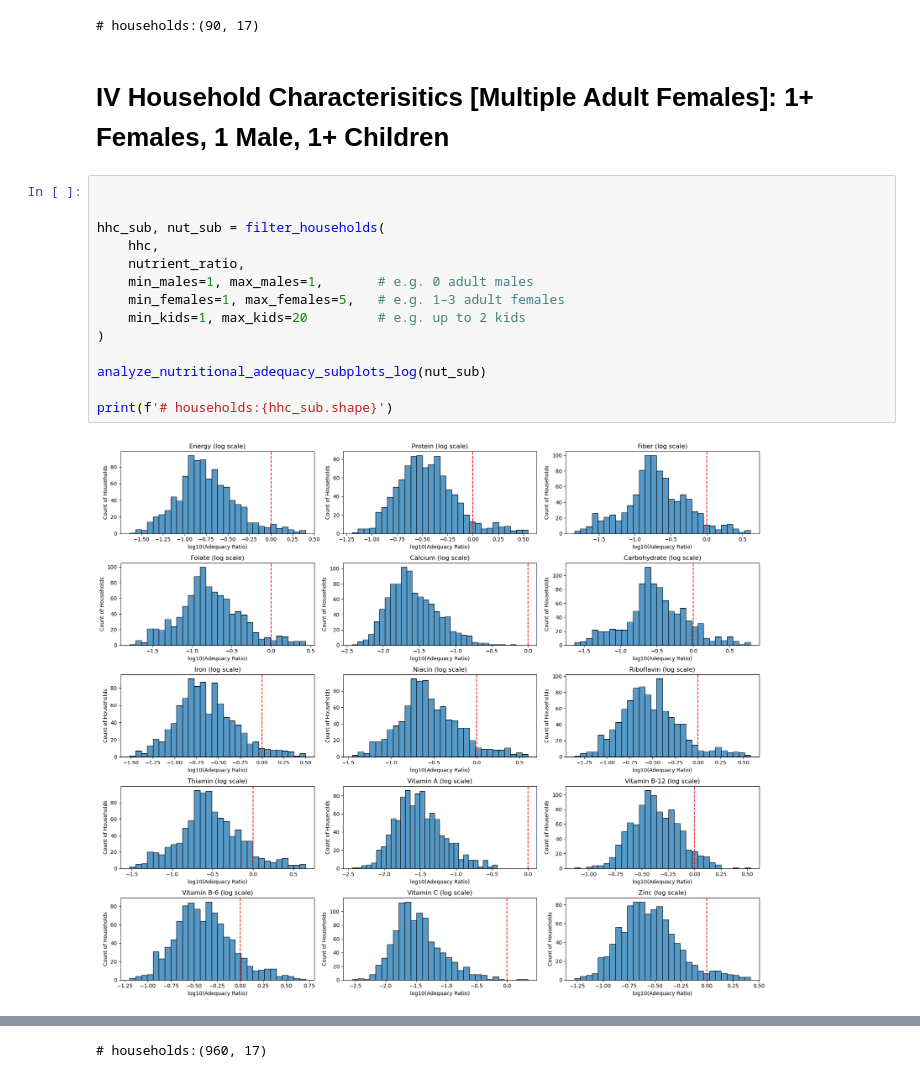
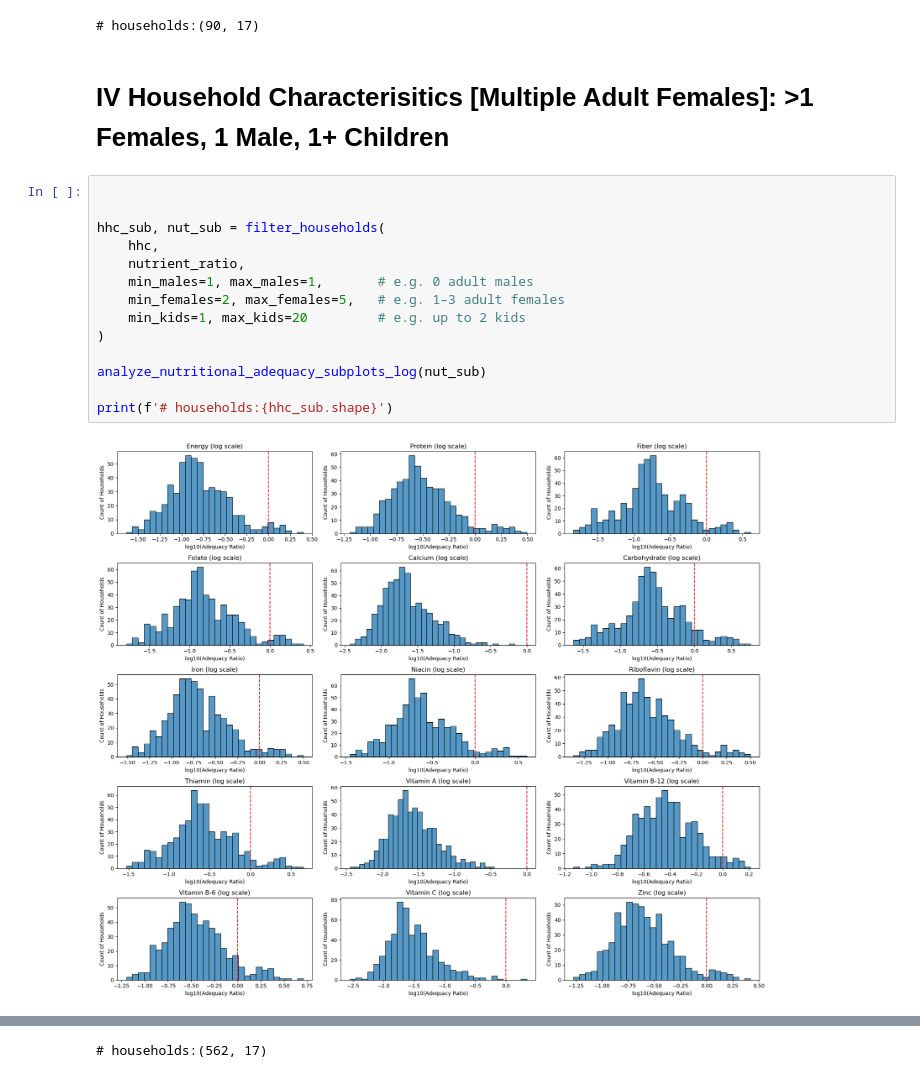
Before and after one commit to reilyfairchild/EEP153-Project-3, a Jupyter notebook: Senegal_Project_3.ipynb, the cells around one changed output, grey strips where cells are left out. Cells and saved outputs as stored; diff of their text form.

```diff
--- a/Senegal_Project_3.ipynb
+++ b/Senegal_Project_3.ipynb
@@ -1034,20 +1034,20 @@ print(f'# households:{hhc_sub.shape}')
 [figure]
 # households:(90, 17)
 # %% [markdown]
-# IV Household Characterisitics [Multiple Adult Females]: 1+ Females, 1 Male, 1+ Children
+# IV Household Characterisitics [Multiple Adult Females]: >1 Females, 1 Male, 1+ Children
 # %%
 
 
 hhc_sub, nut_sub = filter_households(
     hhc,
     nutrient_ratio,
     min_males=1, max_males=1,       # e.g. 0 adult males
-    min_females=1, max_females=5,   # e.g. 1–3 adult females
+    min_females=2, max_females=5,   # e.g. 1–3 adult females
     min_kids=1, max_kids=20         # e.g. up to 2 kids
 )
 
 analyze_nutritional_adequacy_subplots_log(nut_sub)
 
 print(f'# households:{hhc_sub.shape}')
 # %% [output]
-[figure, old version]
+[figure, new version]
@@ -1055 +1055 @@ print(f'# households:{hhc_sub.shape}')
-# households:(960, 17)
+# households:(562, 17)
```
Also changed, not shown: parts of 1 cell of this notebook.
